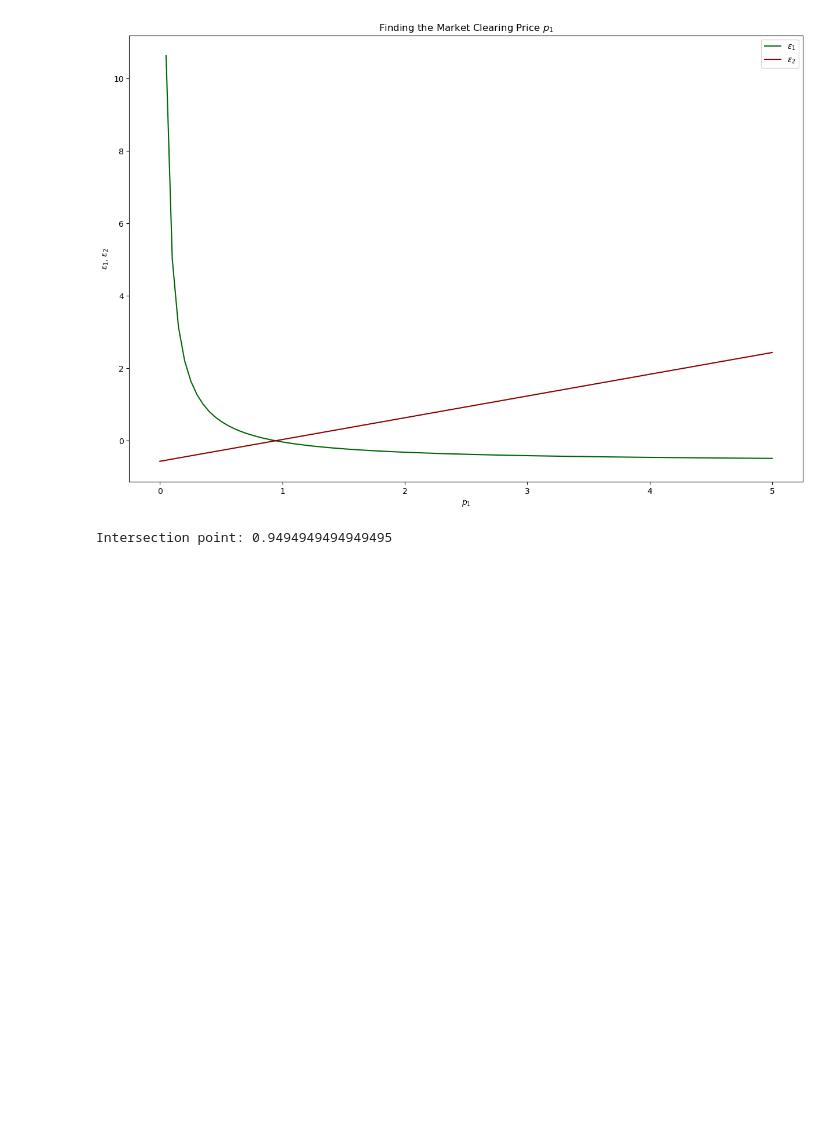
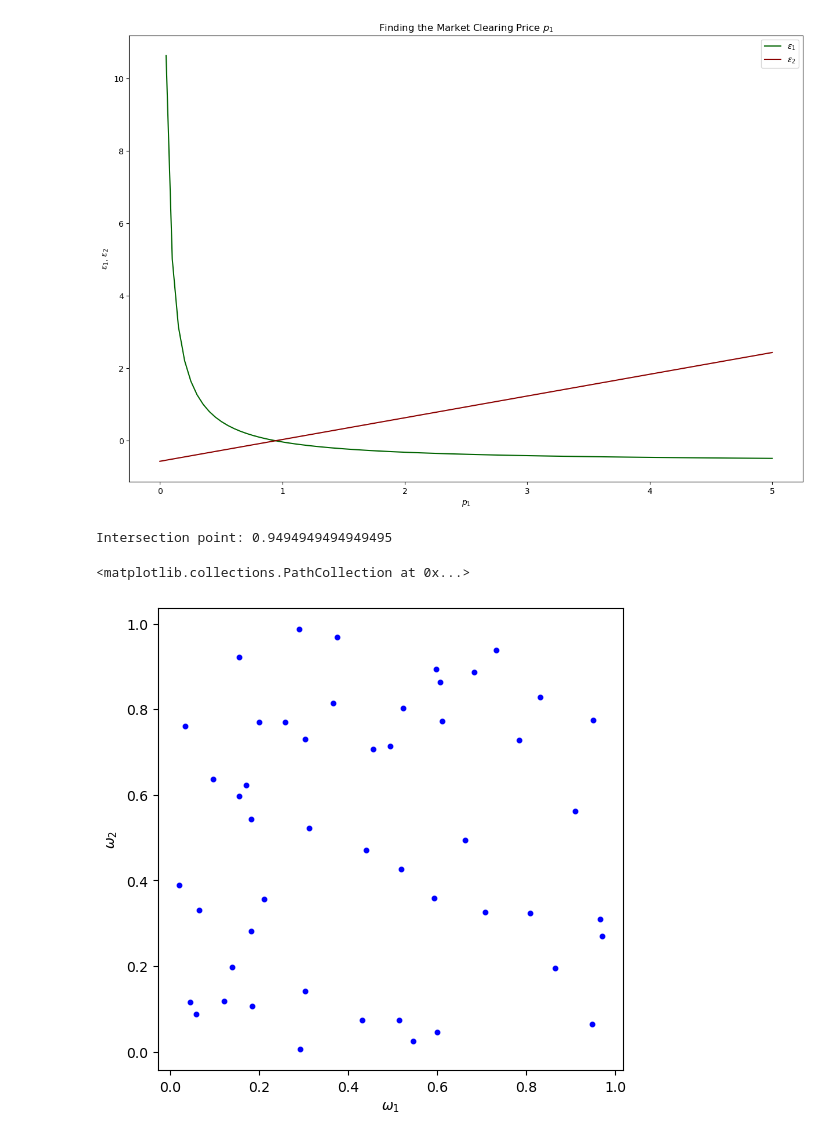
Before and after one commit to NumEconCopenhagen/projects-2024-darja-eloise-christian, a Jupyter notebook: inauguralproject/darja_work.ipynb, the cells around one changed output. Saved outputs shown, nothing was run; the diff lists cells and outputs as text; code cells hidden in the pictures; blank space fills up the shorter version.

```diff
--- a/inauguralproject/darja_work.ipynb
+++ b/inauguralproject/darja_work.ipynb
@@ -295,0 +299,25 @@ Intersection point: 0.9494949494949495
+# %%
+## more for task 7 + 8
+
+import numpy as np
+
+# Set the seed for reproducibility
+np.random.seed(42)
+
+# Generate the set W with 50 elements
+omega_1 = np.random.rand(50,1)
+omega_2 = np.random.rand(50,1)
+
+# Plotting setup
+fig = plt.figure(frameon=False, figsize=(6,6), dpi=100)
+ax_A = fig.add_subplot(1, 1, 1)
+
+# Axis labels and inverted axes for B
+ax_A.set_xlabel("$\\omega_1$")
+ax_A.set_ylabel("$\\omega_2$")
+
+
+ax_A.scatter(omega_1, omega_2, color='blue', label='Pareto Improvements', s=10)
+# %% [output]
+<matplotlib.collections.PathCollection at 0x...>
+[figure, added]
```
Also changed, not shown: parts of 1 cell of this notebook.
